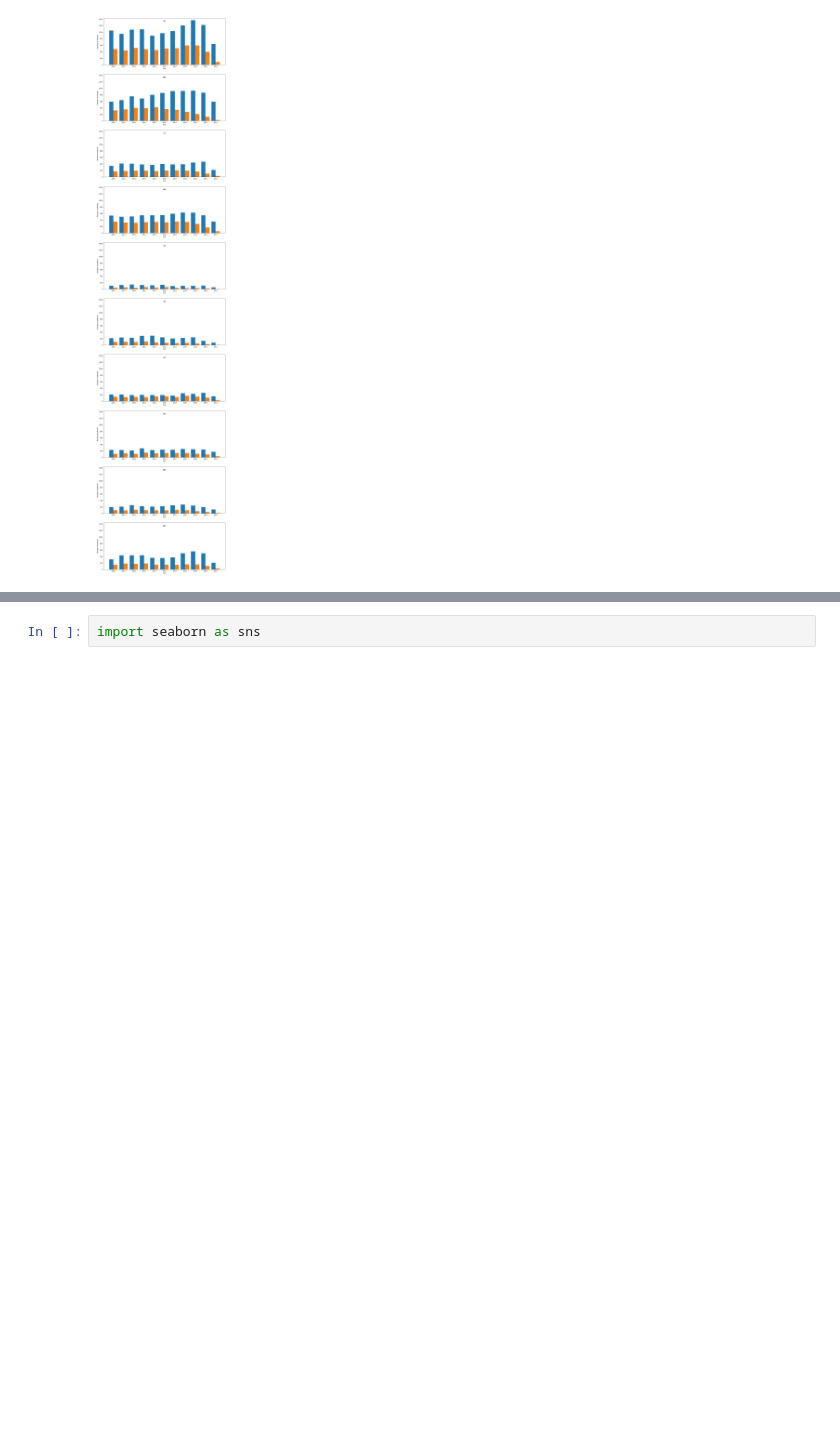
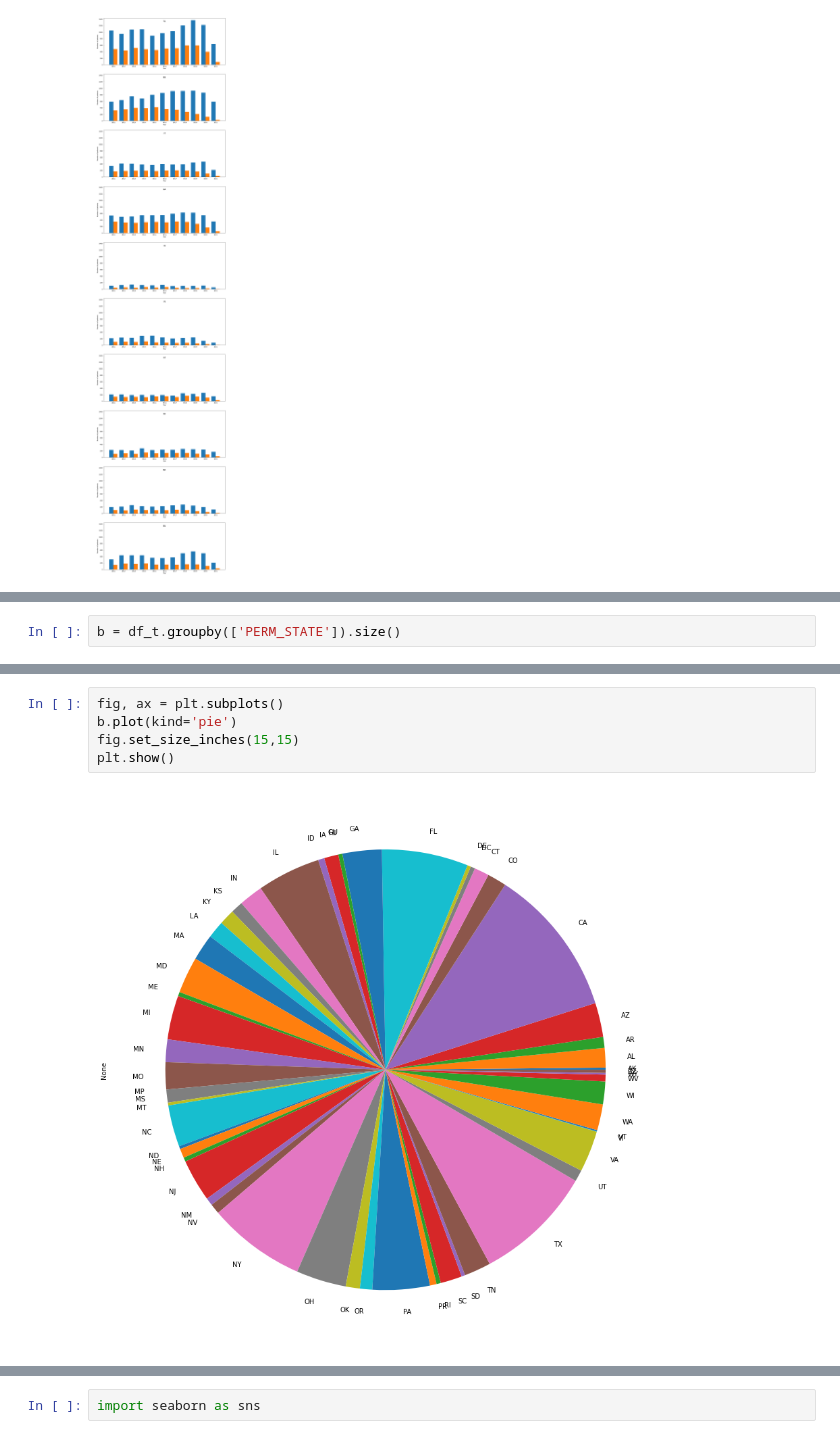
Before and after one commit to DaeHyun-K/Springboard, a Jupyter notebook: Second Capstone/Exploratory Data Analysis.ipynb, the cells around one changed output, grey strips where cells are left out. Drawn from its saved outputs; the diff is of its cells as text; blank space fills up the shorter version.

```diff
--- a/Second Capstone/Exploratory Data Analysis.ipynb
+++ b/Second Capstone/Exploratory Data Analysis.ipynb
@@ -1088,0 +1287,2 @@ I'm getting some value errors so I couldn't see every state, but it's clear that
+# %%
+b = df_t.groupby(['PERM_STATE']).size()
@@ -1088,0 +1296,7 @@ I'm getting some value errors so I couldn't see every state, but it's clear that
+# %%
+fig, ax = plt.subplots()
+b.plot(kind='pie')
+fig.set_size_inches(15,15)
+plt.show()
+# %% [output]
+[figure, added]
```
Also changed, not shown: parts of 109 cells of this notebook.
